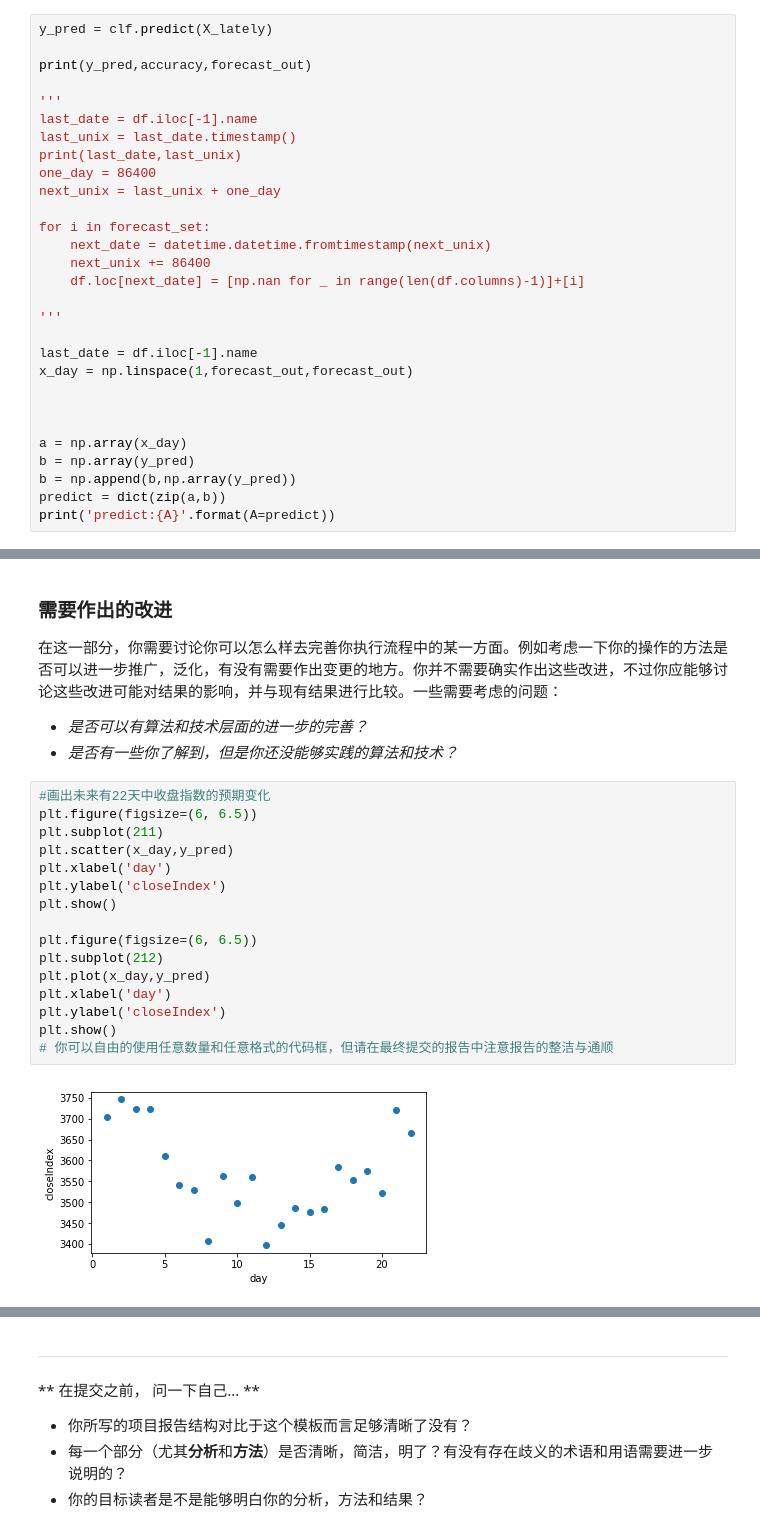
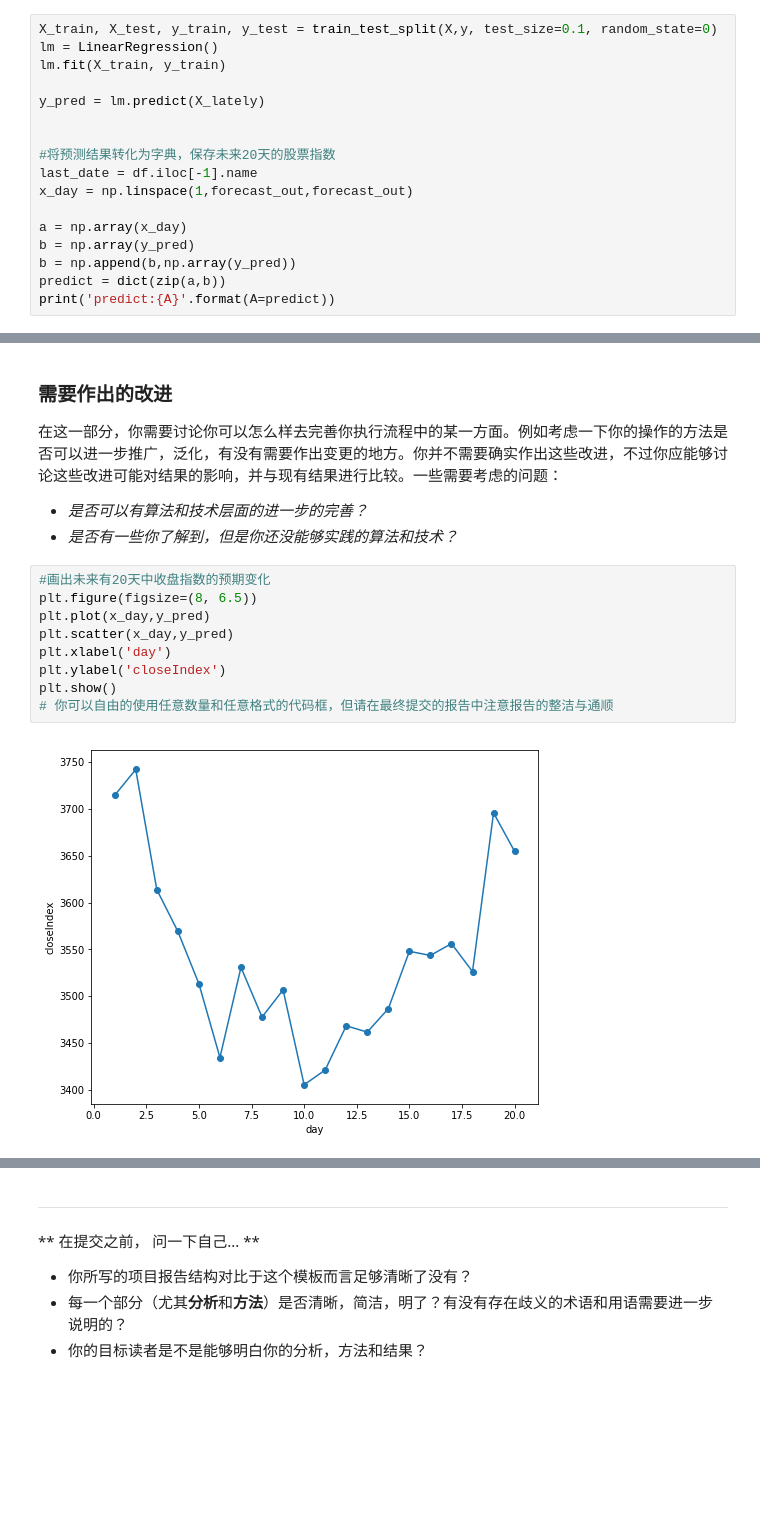
Before and after one commit to baoyunqing/Python_learning, a Jupyter notebook: 股票预测.ipynb, the cells around one changed output, grey strips where cells are left out. Saved outputs shown, nothing was run; the diff lists cells and outputs as text; blank space fills up the shorter version.

```diff
--- a/股票预测.ipynb
+++ b/股票预测.ipynb
@@ -353,26 +335,14 @@ accuracy =  0.8774790395973788
 # %%
-y_pred = clf.predict(X_lately)
+X_train, X_test, y_train, y_test = train_test_split(X,y, test_size=0.1, random_state=0)
+lm = LinearRegression()
+lm.fit(X_train, y_train)
 
-print(y_pred,accuracy,forecast_out)
+y_pred = lm.predict(X_lately)
 
-'''
-last_date = df.iloc[-1].name
-last_unix = last_date.timestamp()
-print(last_date,last_unix)
-one_day = 86400
-next_unix = last_unix + one_day
 
-for i in forecast_set:
-    next_date = datetime.datetime.fromtimestamp(next_unix)
-    next_unix += 86400
-    df.loc[next_date] = [np.nan for _ in range(len(df.columns)-1)]+[i]
-
-'''
-
+#将预测结果转化为字典，保存未来20天的股票指数
 last_date = df.iloc[-1].name
 x_day = np.linspace(1,forecast_out,forecast_out)
-
-
 
 a = np.array(x_day)
 b = np.array(y_pred)
@@ -418,20 +407,13 @@ predict:{1.0: 3704.124137294976, 2.0: 3745.8836485506267, 3.0: 3723.361227531204
 - _是否可以有算法和技术层面的进一步的完善？_
 - _是否有一些你了解到，但是你还没能够实践的算法和技术？_
 # %%
-#画出未来有22天中收盘指数的预期变化
-plt.figure(figsize=(6, 6.5))
-plt.subplot(211)
+#画出未来有20天中收盘指数的预期变化
+plt.figure(figsize=(8, 6.5))
+plt.plot(x_day,y_pred)
 plt.scatter(x_day,y_pred)
 plt.xlabel('day')
 plt.ylabel('closeIndex')
 plt.show()
-
-plt.figure(figsize=(6, 6.5))
-plt.subplot(212)
-plt.plot(x_day,y_pred)
-plt.xlabel('day')
-plt.ylabel('closeIndex')
-plt.show()
 # 你可以自由的使用任意数量和任意格式的代码框，但请在最终提交的报告中注意报告的整洁与通顺
 # %% [output]
-[figure, old version]
+[figure, new version]
```
Also changed, not shown: parts of 17 cells of this notebook, 2 other files.
